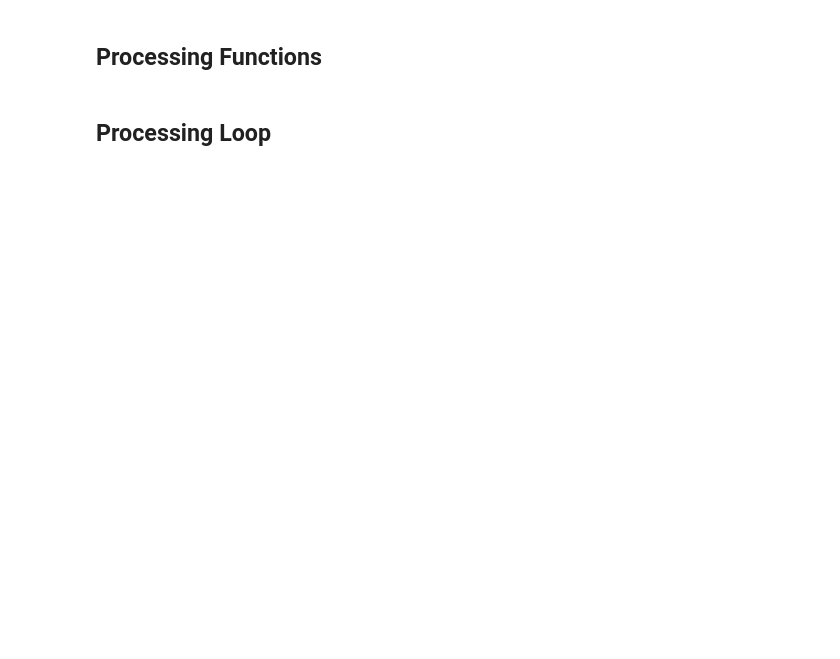
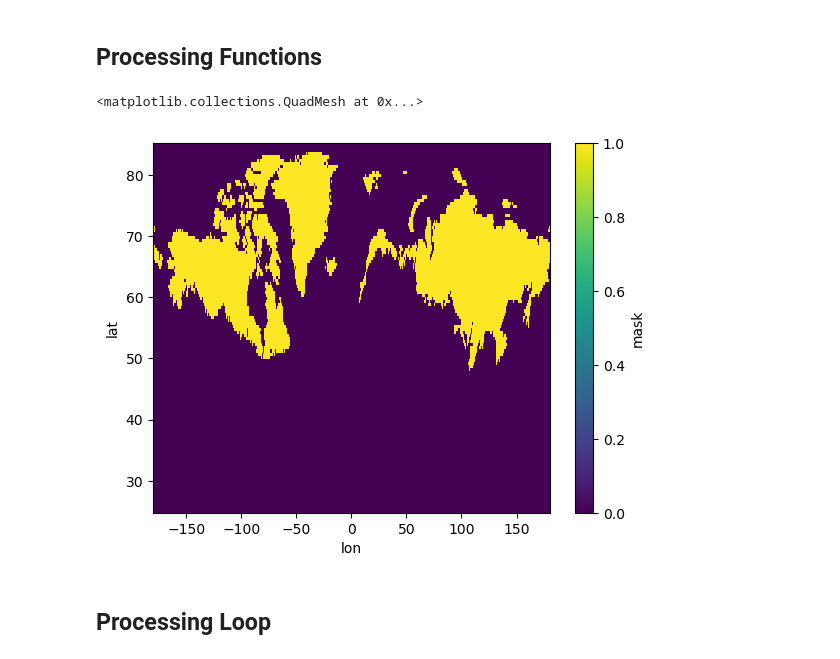
Before and after one commit to QuentinRauschenbach/ArcticCarbon, a Jupyter notebook: code/AC-loop.ipynb, the cells around one changed output. Drawn from its saved outputs; the diff is of its cells as text; code cells hidden in the pictures; blank space fills up the shorter version.

```diff
--- a/code/AC-loop.ipynb
+++ b/code/AC-loop.ipynb
@@ -37,13 +35,18 @@ DONE
 # %% [markdown]
 ## Set Paths
 # %%
-outpath        = f"/work/uo1227/u301557/ArcticCarbon/data/"            # test outpath
+dimensions = "1D"
+
+outpath        = f"/work/uo1227/u301557/ArcticCarbon/data/{dimensions}/"            # test outpath
 
 #gridpath       = '/work/uo1227/DATA/modelling/CMIP6/gridareas/'                   # where the gridarea files are strored
 gridpath       = '/work/uo1227/u301557/ArcticCarbon/data/gridarea/'
 temppath       = '/work/uo1227/u301557/temp/'                                     # temporary strorage for "mergetime"
 ocean_maskpath = "/work/uo1227/u301557/ArcticCarbon/data/ocean-masks-remap/"
-AO_mask        = "/home/u/u301557/ArcticCarbon/Arctic_ocean_mask_regions.nc"
+land_maskpath = "/work/uo1227/u301557/ArcticCarbon/data/land-masks-remap/"
+
+AO_mask        = "/home/u/u301557/ArcticCarbon/Arctic_ocean_mask_regions.nc" # Arctic Ocean Mask
+land_mask = "/work/uo1227/u301557/ArcticCarbon/data/orig_masks/permafrost_region_mask2.nc"
 # %% [markdown]
 ## Intake Search
 # %%
@@ -442,3 +508,10 @@ def cal_annual_flux(model, modelcenter, ensemblemember, scenario, variable, tabl
+# %%
+ds = xr.open_dataset(land_mask)
+# %%
+ds.mask.plot()
+# %% [output]
+<matplotlib.collections.QuadMesh at 0x...>
+[figure, added]
 # %% [markdown]
 ## Processing Loop
 # %%
```
Also changed, not shown: parts of 23 cells of this notebook, 3 other files.
